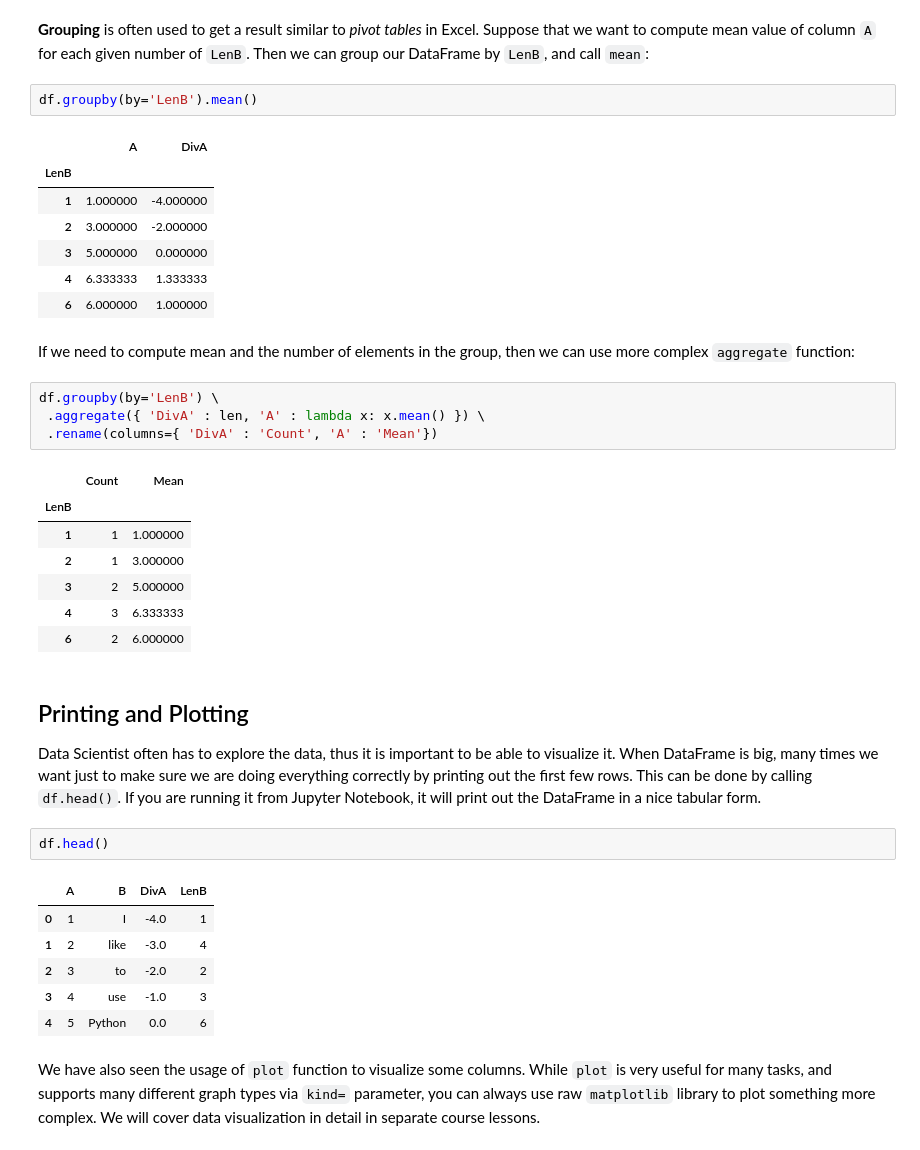
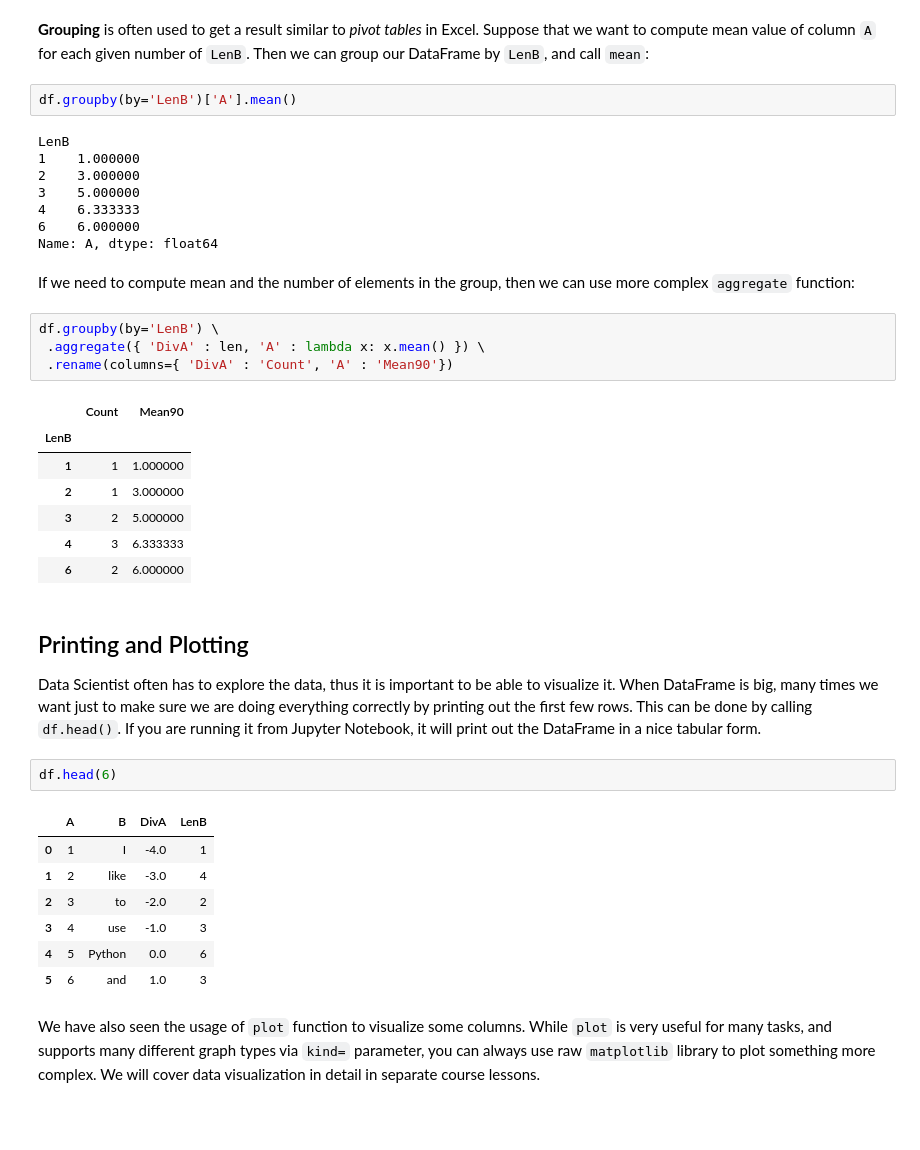
Before and after one commit to myworkshopca/DataScienceBasic, a Jupyter notebook: lessons/07-python/panada-basic.ipynb, the cells around one changed output. Cells and saved outputs as stored; diff of their text form; blank space fills up the shorter version.

```diff
--- a/lessons/07-python/panada-basic.ipynb
+++ b/lessons/07-python/panada-basic.ipynb
@@ -233,23 +242,23 @@ df.iloc[:5]
 # %% [markdown]
 **Grouping** is often used to get a result similar to *pivot tables* in Excel. Suppose that we want to compute mean value of column `A` for each given number of `LenB`. Then we can group our DataFrame by `LenB`, and call `mean`:
 # %%
-df.groupby(by='LenB').mean()
+df.groupby(by='LenB')['A'].mean()
 # %% [output]
-|  | A | DivA |
-| LenB |  |  |
-| 1 | 1.000000 | -4.000000 |
-| 2 | 3.000000 | -2.000000 |
-| 3 | 5.000000 | 0.000000 |
-| 4 | 6.333333 | 1.333333 |
-| 6 | 6.000000 | 1.000000 |
+LenB
+1    1.000000
+2    3.000000
+3    5.000000
+4    6.333333
+6    6.000000
+Name: A, dtype: float64
 # %% [markdown]
 If we need to compute mean and the number of elements in the group, then we can use more complex `aggregate` function:
 # %%
 df.groupby(by='LenB') \
  .aggregate({ 'DivA' : len, 'A' : lambda x: x.mean() }) \
- .rename(columns={ 'DivA' : 'Count', 'A' : 'Mean'})
+ .rename(columns={ 'DivA' : 'Count', 'A' : 'Mean90'})
 # %% [output]
-|  | Count | Mean |
+|  | Count | Mean90 |
 | LenB |  |  |
 | 1 | 1 | 1.000000 |
 | 2 | 1 | 3.000000 |
@@ -261,14 +270,15 @@ df.groupby(by='LenB') \
 
 Data Scientist often has to explore the data, thus it is important to be able to visualize it. When DataFrame is big, many times we want just to make sure we are doing everything correctly by printing out the first few rows. This can be done by calling `df.head()`. If you are running it from Jupyter Notebook, it will print out the DataFrame in a nice tabular form.
 # %%
-df.head()
+df.head(6)
 # %% [output]
 |  | A | B | DivA | LenB |
 | 0 | 1 | I | -4.0 | 1 |
 | 1 | 2 | like | -3.0 | 4 |
 | 2 | 3 | to | -2.0 | 2 |
 | 3 | 4 | use | -1.0 | 3 |
 | 4 | 5 | Python | 0.0 | 6 |
+| 5 | 6 | and | 1.0 | 3 |
 # %% [markdown]
 
 We have also seen the usage of `plot` function to visualize some columns. While `plot` is very useful for many tasks, and supports many different graph types via `kind=` parameter, you can always use raw `matplotlib` library to plot something more complex. We will cover data visualization in detail in separate course lessons.
```
Also changed, not shown: parts of 4 cells of this notebook.
